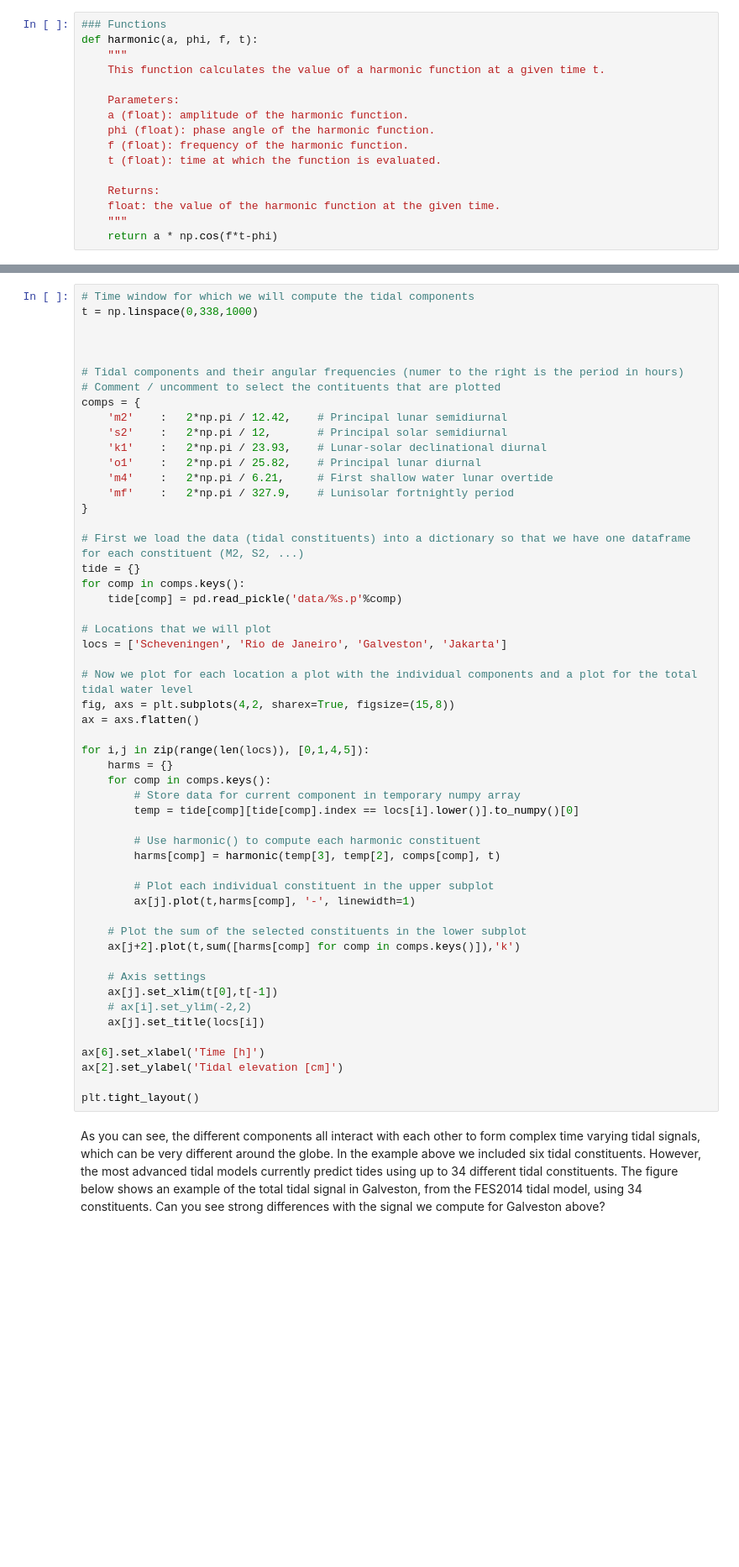
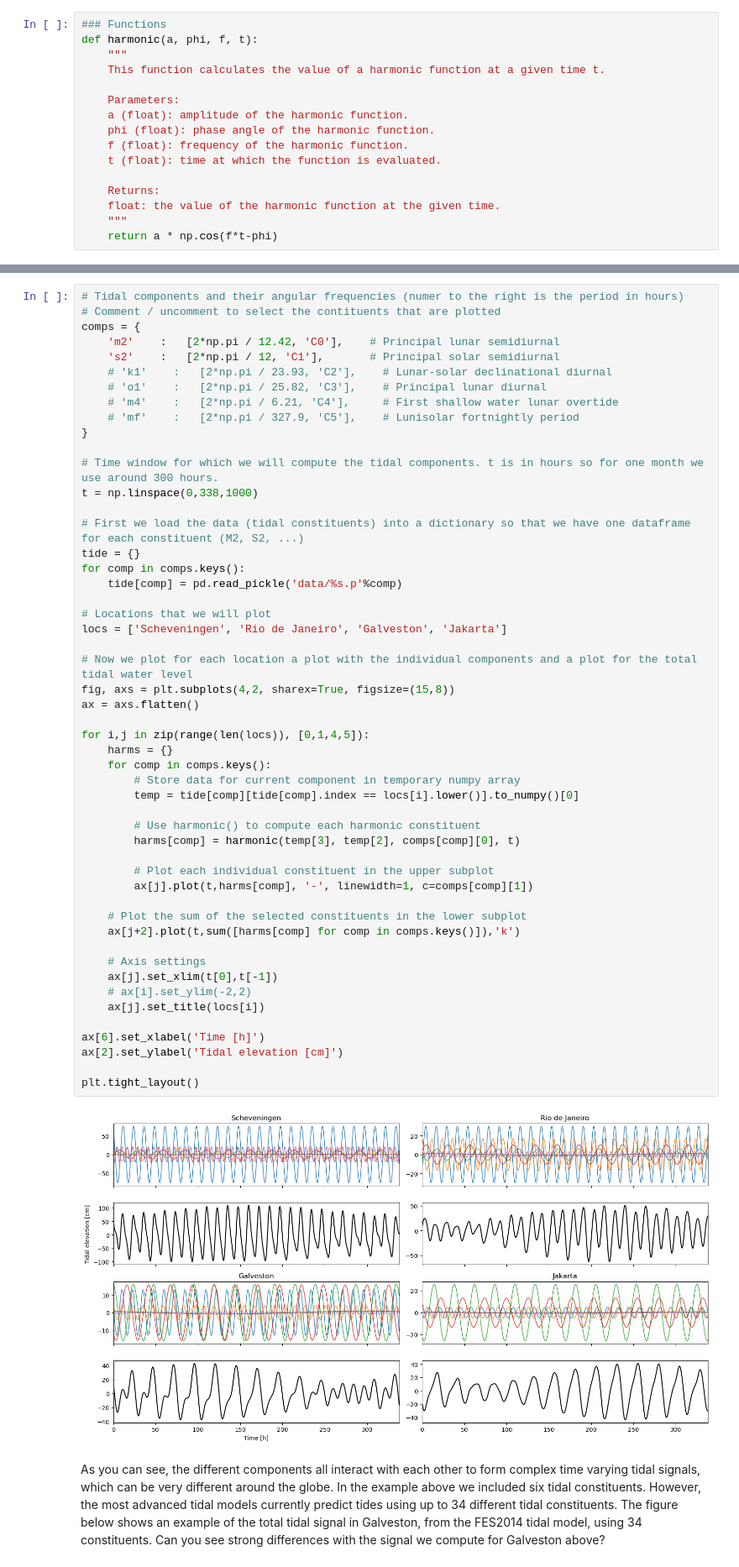
Before and after one commit to FlorisCalkoen/CoastalCodebook, a Jupyter notebook: coastalcodebook/assignments/02_the_tide/02_the_tide.ipynb, the cells around one changed output, grey strips where cells are left out. Shown at 84% size. Drawn from its saved outputs; the diff is of its cells as text; blank space fills up the shorter version.

```diff
--- a/coastalcodebook/assignments/02_the_tide/02_the_tide.ipynb
+++ b/coastalcodebook/assignments/02_the_tide/02_the_tide.ipynb
@@ -74,19 +113,17 @@ def harmonic(a, phi, f, t):
 # %%
-# Time window for which we will compute the tidal components
-t = np.linspace(0,338,1000)
-
-
-
 # Tidal components and their angular frequencies (numer to the right is the period in hours)
 # Comment / uncomment to select the contituents that are plotted
 comps = {
-    'm2'    :   2*np.pi / 12.42,    # Principal lunar semidiurnal
-    's2'    :   2*np.pi / 12,       # Principal solar semidiurnal
-    'k1'    :   2*np.pi / 23.93,    # Lunar-solar declinational diurnal
-    'o1'    :   2*np.pi / 25.82,    # Principal lunar diurnal
-    'm4'    :   2*np.pi / 6.21,     # First shallow water lunar overtide
-    'mf'    :   2*np.pi / 327.9,    # Lunisolar fortnightly period
+    'm2'    :   [2*np.pi / 12.42, 'C0'],    # Principal lunar semidiurnal
+    's2'    :   [2*np.pi / 12, 'C1'],       # Principal solar semidiurnal
+    # 'k1'    :   [2*np.pi / 23.93, 'C2'],    # Lunar-solar declinational diurnal
+    # 'o1'    :   [2*np.pi / 25.82, 'C3'],    # Principal lunar diurnal
+    # 'm4'    :   [2*np.pi / 6.21, 'C4'],     # First shallow water lunar overtide
+    # 'mf'    :   [2*np.pi / 327.9, 'C5'],    # Lunisolar fortnightly period
 }
+
+# Time window for which we will compute the tidal components. t is in hours so for one month we use around 300 hours.
+t = np.linspace(0,338,1000)
 
 # First we load the data (tidal constituents) into a dictionary so that we have one dataframe for each constituent (M2, S2, ...)
 tide = {}
@@ -95,35 +132,37 @@ for comp in comps.keys():
 
 # Locations that we will plot
 locs = ['Scheveningen', 'Rio de Janeiro', 'Galveston', 'Jakarta']
 
 # Now we plot for each location a plot with the individual components and a plot for the total tidal water level
 fig, axs = plt.subplots(4,2, sharex=True, figsize=(15,8))
 ax = axs.flatten()
 
 for i,j in zip(range(len(locs)), [0,1,4,5]):
     harms = {}
     for comp in comps.keys():
         # Store data for current component in temporary numpy array
         temp = tide[comp][tide[comp].index == locs[i].lower()].to_numpy()[0]
 
         # Use harmonic() to compute each harmonic constituent
-        harms[comp] = harmonic(temp[3], temp[2], comps[comp], t)
+        harms[comp] = harmonic(temp[3], temp[2], comps[comp][0], t)
 
         # Plot each individual constituent in the upper subplot
-        ax[j].plot(t,harms[comp], '-', linewidth=1)
+        ax[j].plot(t,harms[comp], '-', linewidth=1, c=comps[comp][1])
 
     # Plot the sum of the selected constituents in the lower subplot
     ax[j+2].plot(t,sum([harms[comp] for comp in comps.keys()]),'k')
 
     # Axis settings
     ax[j].set_xlim(t[0],t[-1])
     # ax[i].set_ylim(-2,2)
     ax[j].set_title(locs[i])
 
 ax[6].set_xlabel('Time [h]')
 ax[2].set_ylabel('Tidal elevation [cm]')
 
 plt.tight_layout()
+# %% [output]
+[figure, added]
 # %% [markdown]
 As you can see, the different components all interact with each other to form complex time varying tidal signals, which can be very different around the globe. In the example above we included six tidal constituents. However, the most advanced tidal models currently predict tides using up to 34 different tidal constituents. The figure below shows an example of the total tidal signal in Galveston, from the FES2014 tidal model, using 34 constituents. Can you see strong differences with the signal we compute for Galveston above?
 # %% [markdown]
```
Also changed, not shown: parts of 11 cells of this notebook, 1 other file.
